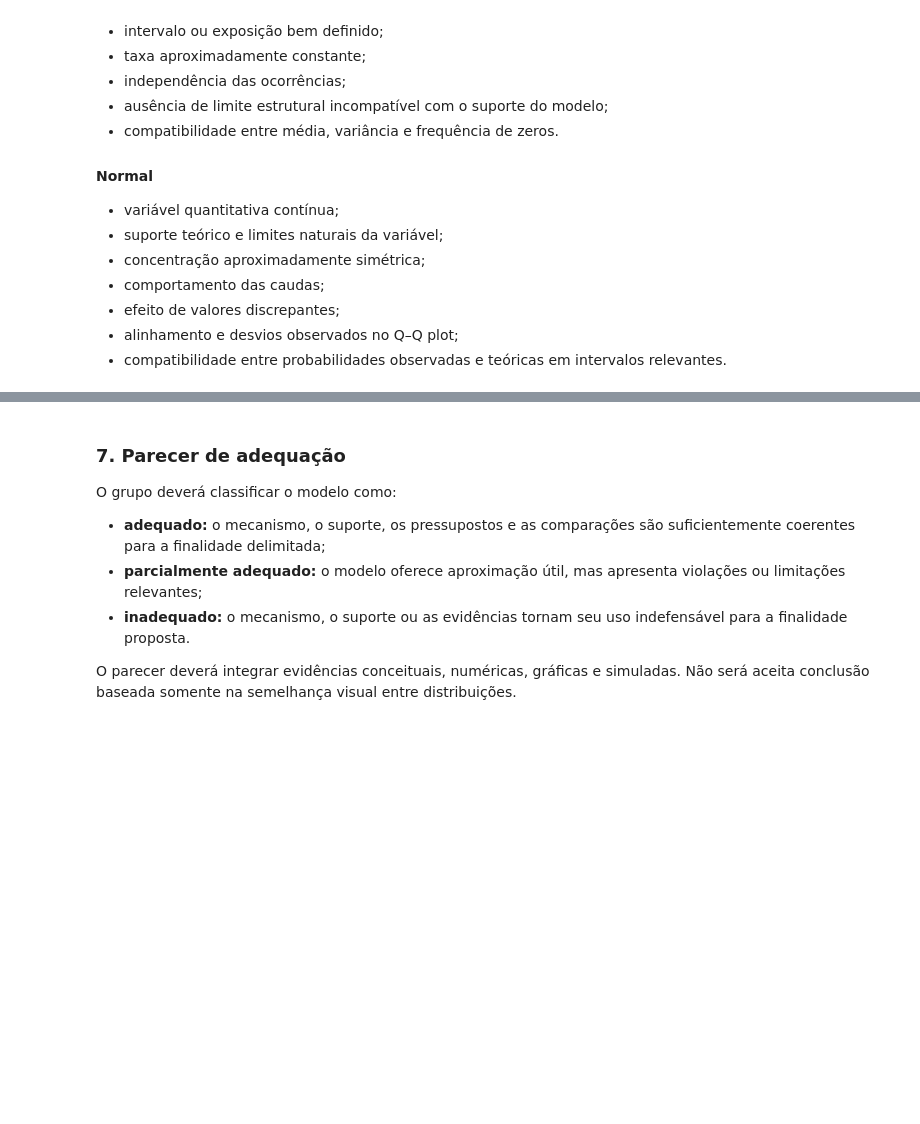
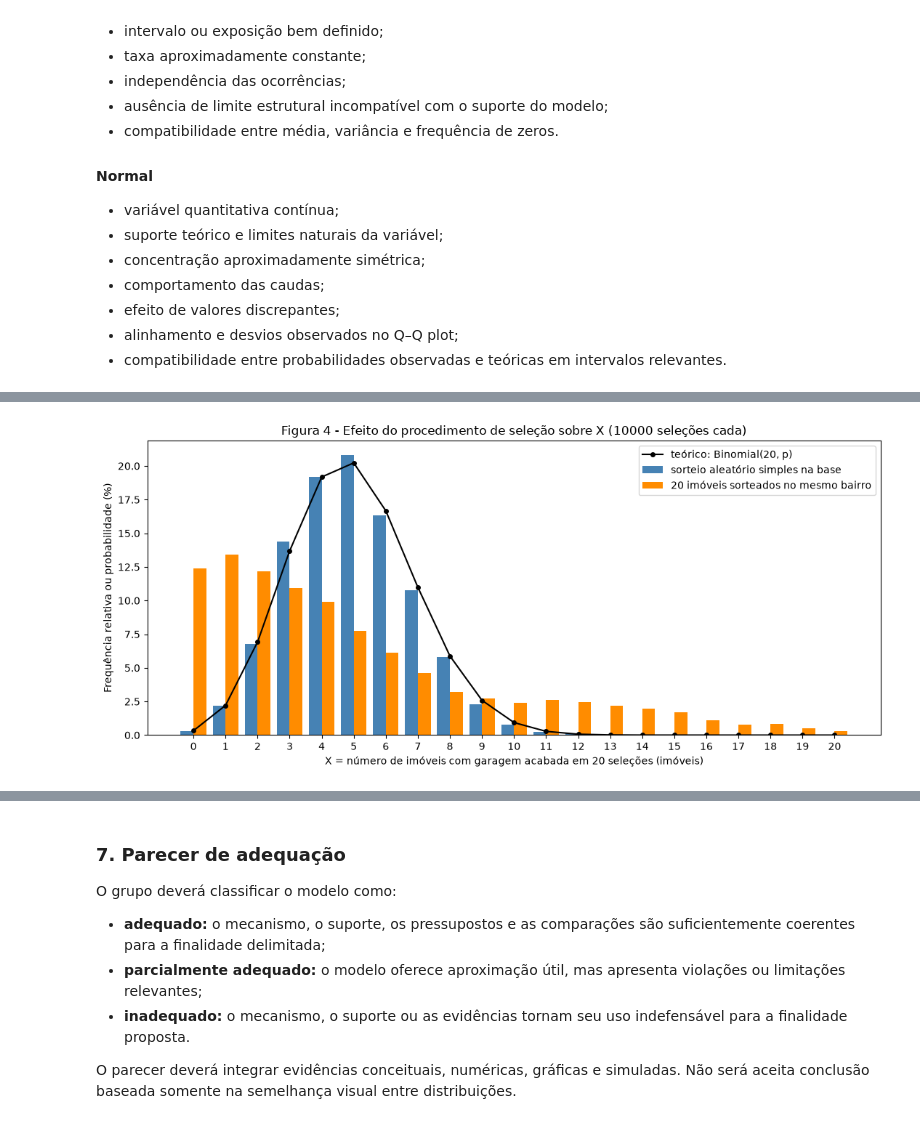
Before and after one commit to henriquelca/TrabalhoMQ, a Jupyter notebook: notebooks/ap2.ipynb, the cells around one changed output, grey strips where cells are left out. Saved outputs shown, nothing was run; the diff lists cells and outputs as text; code cells hidden in the pictures; blank space fills up the shorter version.

```diff
--- a/notebooks/ap2.ipynb
+++ b/notebooks/ap2.ipynb
@@ -508,0 +889,20 @@ O grupo deverá examinar os pressupostos correspondentes à sua trilha.
+# %%
+# Seleções feitas sobre os registros reais (não sobre o modelo), com semente própria registrada.
+rng_selecao = np.random.default_rng(SEMENTE + 1)
+y_array = y.to_numpy()
+bairro_array = classificados["Neighborhood"].to_numpy()
+imoveis_por_bairro = {b: y_array[bairro_array == b] for b in np.unique(bairro_array)}
+
+sorteio_simples = np.array(
+    [rng_selecao.choice(y_array, n_ensaios, replace=False).sum() for _ in range(N_SIMULACOES)]
+)
+
+
+def sorteio_no_bairro():
+    # Sorteia um imóvel e faz as 20 seleções dentro do bairro dele (com reposição se o bairro tiver < 20).
+    grupo = imoveis_por_bairro[bairro_array[rng_selecao.integers(bairro_array.size)]]
+    return rng_selecao.choice(grupo, n_ensaios, replace=grupo.size < n_ensaios).sum()
+
+
+sorteio_bairro = np.array([sorteio_no_bairro() for _ in range(N_SIMULACOES)])
+print(f"semente = {SEMENTE + 1}; {N_SIMULACOES} seleções de 20 imóveis em cada procedimento")
@@ -508,0 +957,18 @@ O grupo deverá examinar os pressupostos correspondentes à sua trilha.
+# %%
+fig, ax = plt.subplots(figsize=(11, 5))
+for contagens, cor, rotulo, deslocamento in [
+    (sorteio_simples, "steelblue", "sorteio aleatório simples na base", -0.2),
+    (sorteio_bairro, "darkorange", "20 imóveis sorteados no mesmo bairro", 0.2),
+]:
+    freq = pd.Series(contagens).value_counts(normalize=True).reindex(k, fill_value=0)
+    ax.bar(k + deslocamento, freq * 100, width=0.4, color=cor, label=rotulo)
+ax.plot(k, modelo.pmf(k) * 100, "o-", color="black", markersize=4, label="teórico: Binomial(20, p)")
+ax.set_xticks(k)
+ax.set_xlabel("X = número de imóveis com garagem acabada em 20 seleções (imóveis)")
+ax.set_ylabel("Frequência relativa ou probabilidade (%)")
+ax.set_title(f"Figura 4 - Efeito do procedimento de seleção sobre X ({N_SIMULACOES} seleções cada)")
+ax.legend()
+fig.tight_layout()
+plt.show()
+# %% [output]
+[figure, added]
```
Also changed, not shown: parts of 67 cells of this notebook.
